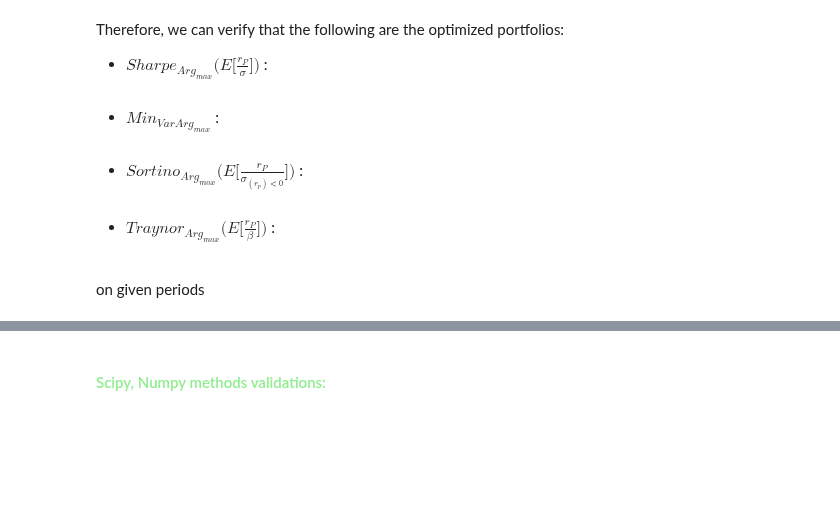
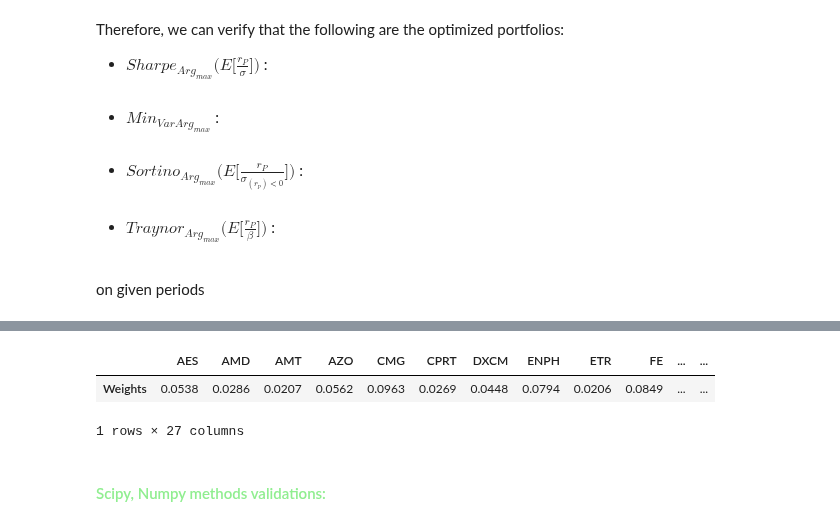
Before and after one commit to EMarquez7/Examen-de-Simulaci-n-2, a Jupyter notebook: Optimization.ipynb, the cells around one changed output, grey strips where cells are left out. Drawn from its saved outputs; the diff is of its cells as text; code cells hidden in the pictures; blank space fills up the shorter version.

```diff
--- a/Optimization.ipynb
+++ b/Optimization.ipynb
@@ -213,3 +292,9 @@ Argmax, W_EMV, RAssets_EMV, Muopt_EMV, Sopt_EMV, cov, RAssets = Optimizer(SP_Ass
+# %%
+W_EMV
+# %% [output]
+|  | AES | AMD | AMT | AZO | CMG | CPRT | DXCM | ENPH | ETR | FE | ... | ... |
+| Weights | 0.0538 | 0.0286 | 0.0207 | 0.0562 | 0.0963 | 0.0269 | 0.0448 | 0.0794 | 0.0206 | 0.0849 | ... | ... |
+1 rows × 27 columns
 # %% [markdown]
 #### <span style='color:lightgreen'> Scipy, Numpy methods validations:  </span> <br>
 # %%
```
Also changed, not shown: parts of 10 cells of this notebook.
